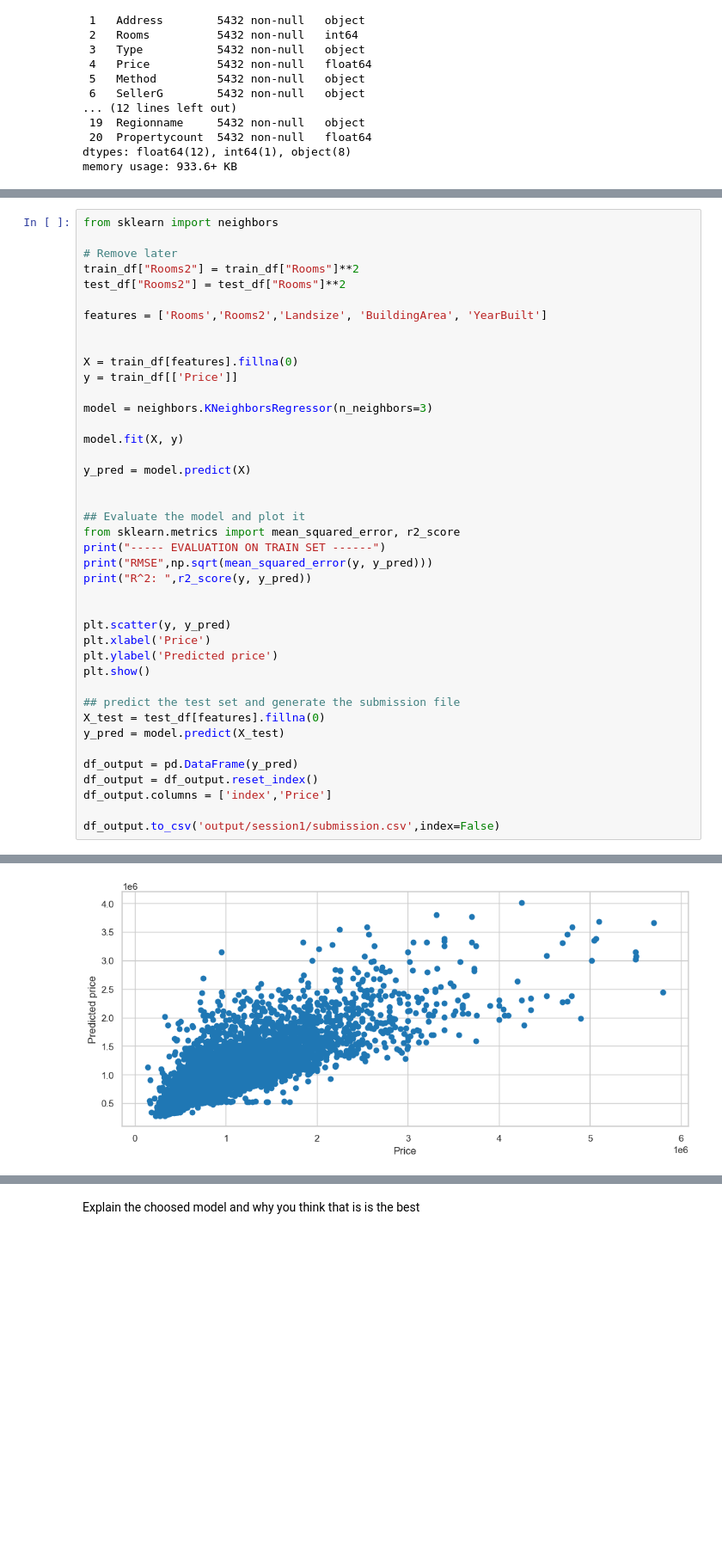
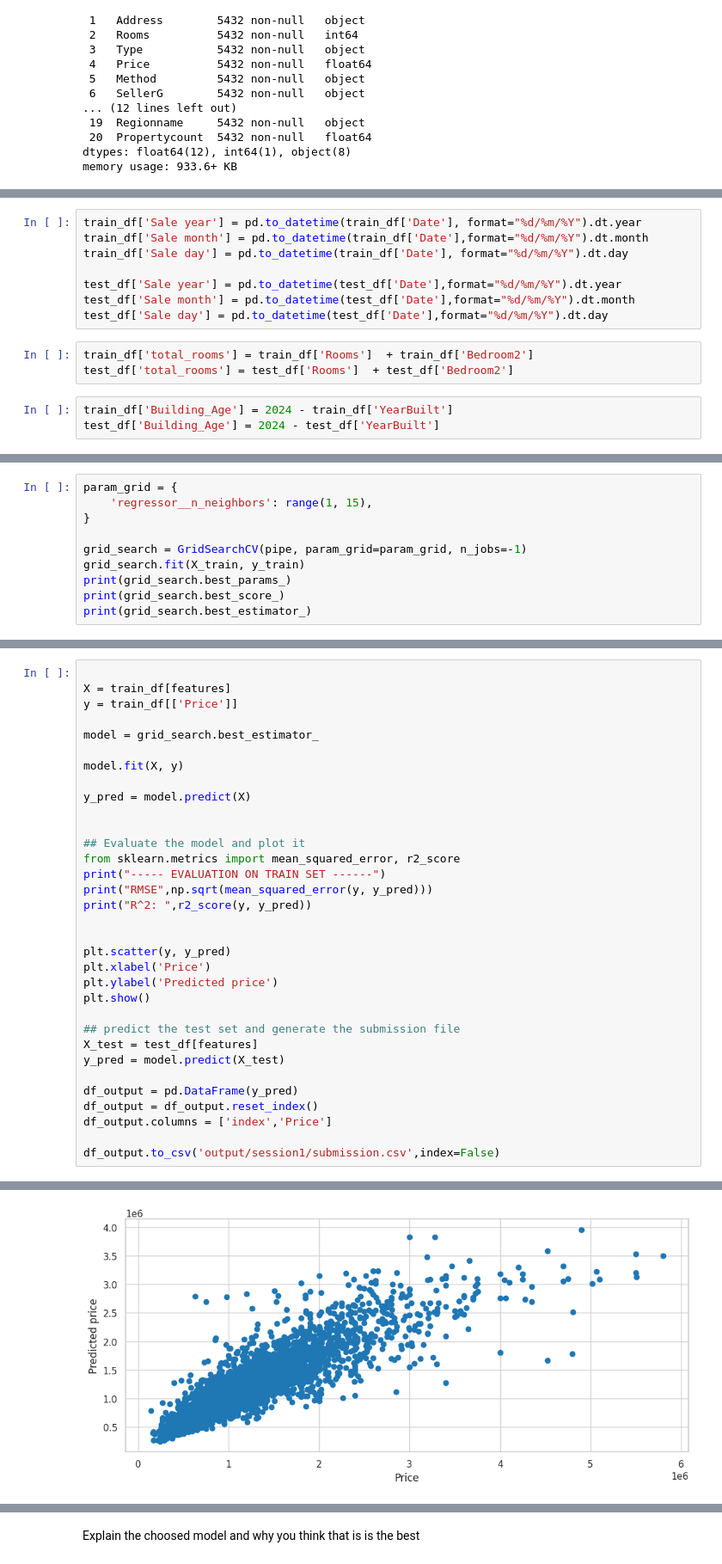
Before and after one commit to dacxjo/ml_ub_2024_fork, a Jupyter notebook: notebooks/Session1_lab.ipynb, the cells around one changed output, grey strips where cells are left out. Shown at 86% size. Cells and saved outputs as stored; diff of their text form; blank space fills up the shorter version.

```diff
--- a/notebooks/Session1_lab.ipynb
+++ b/notebooks/Session1_lab.ipynb
@@ -313,0 +399,14 @@ train_df.drop(index=626, inplace=True)
+# %%
+train_df['Sale year'] = pd.to_datetime(train_df['Date'], format="%d/%m/%Y").dt.year
+train_df['Sale month'] = pd.to_datetime(train_df['Date'],format="%d/%m/%Y").dt.month
+train_df['Sale day'] = pd.to_datetime(train_df['Date'], format="%d/%m/%Y").dt.day
+
+test_df['Sale year'] = pd.to_datetime(test_df['Date'],format="%d/%m/%Y").dt.year
+test_df['Sale month'] = pd.to_datetime(test_df['Date'],format="%d/%m/%Y").dt.month
+test_df['Sale day'] = pd.to_datetime(test_df['Date'],format="%d/%m/%Y").dt.day
+# %%
+train_df['total_rooms'] = train_df['Rooms']  + train_df['Bedroom2']
+test_df['total_rooms'] = test_df['Rooms']  + test_df['Bedroom2']
+# %%
+train_df['Building_Age'] = 2024 - train_df['YearBuilt']
+test_df['Building_Age'] = 2024 - test_df['YearBuilt']
@@ -313,0 +488,10 @@ train_df.drop(index=626, inplace=True)
+# %%
+param_grid = {
+    'regressor__n_neighbors': range(1, 15),
+}
+
+grid_search = GridSearchCV(pipe, param_grid=param_grid, n_jobs=-1)
+grid_search.fit(X_train, y_train)
+print(grid_search.best_params_)
+print(grid_search.best_score_)
+print(grid_search.best_estimator_)
@@ -314,17 +516,9 @@ train_df.drop(index=626, inplace=True)
 # %%
-from sklearn import neighbors
 
-# Remove later
-train_df["Rooms2"] = train_df["Rooms"]**2
-test_df["Rooms2"] = test_df["Rooms"]**2
-
-features = ['Rooms','Rooms2','Landsize', 'BuildingArea', 'YearBuilt']
-
-
-X = train_df[features].fillna(0)
+X = train_df[features]
 y = train_df[['Price']]
 
-model = neighbors.KNeighborsRegressor(n_neighbors=3)
+model = grid_search.best_estimator_
 
 model.fit(X, y)
 
@@ -344,7 +538,7 @@ plt.ylabel('Predicted price')
 plt.show()
 
 ## predict the test set and generate the submission file
-X_test = test_df[features].fillna(0)
+X_test = test_df[features]
 y_pred = model.predict(X_test)
 
 df_output = pd.DataFrame(y_pred)
@@ -359,4 +553,4 @@ R^2:  0.6175916884578188
-[figure, old version]
+[figure, new version]
 # %%
 ## the features
 
```
Also changed, not shown: parts of 21 cells of this notebook.
